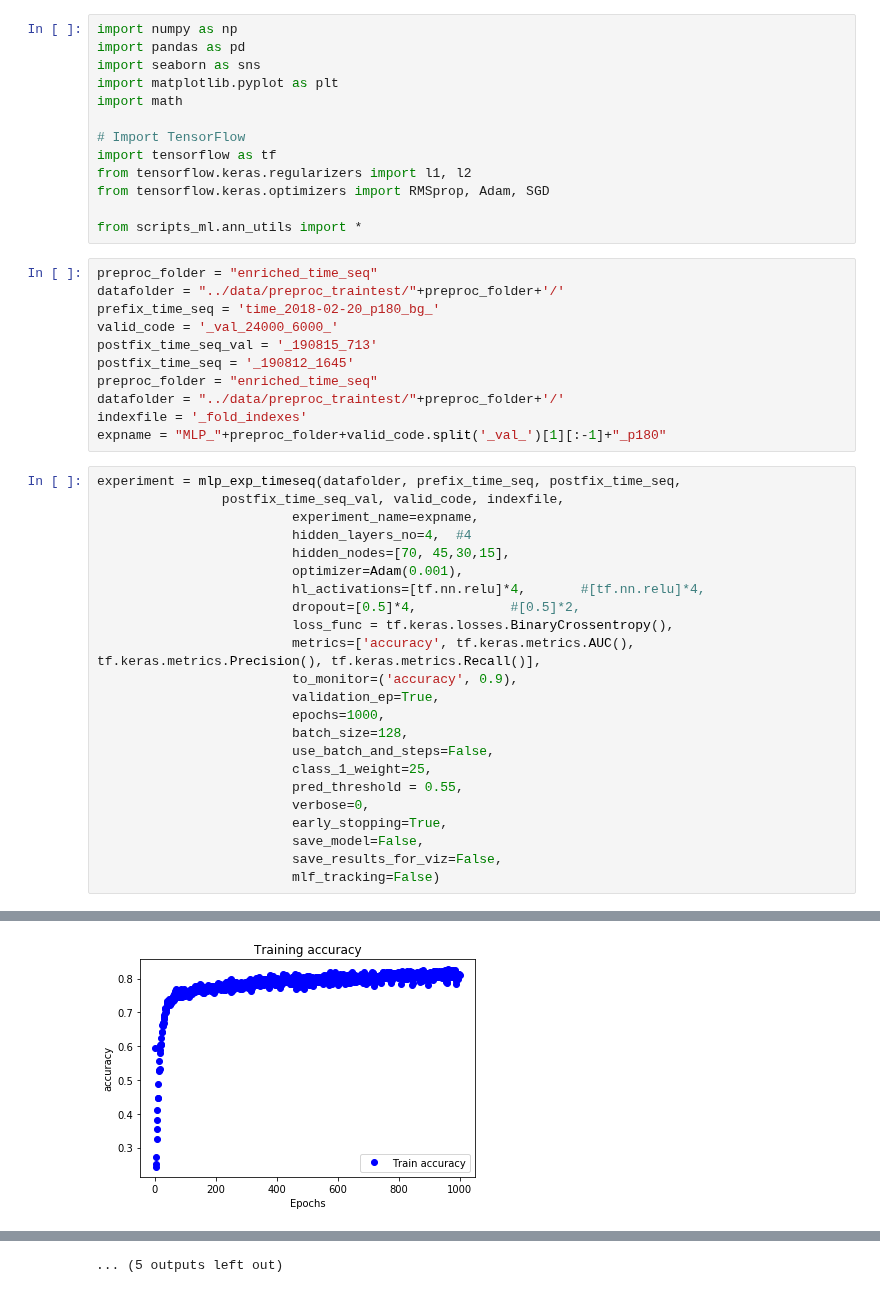
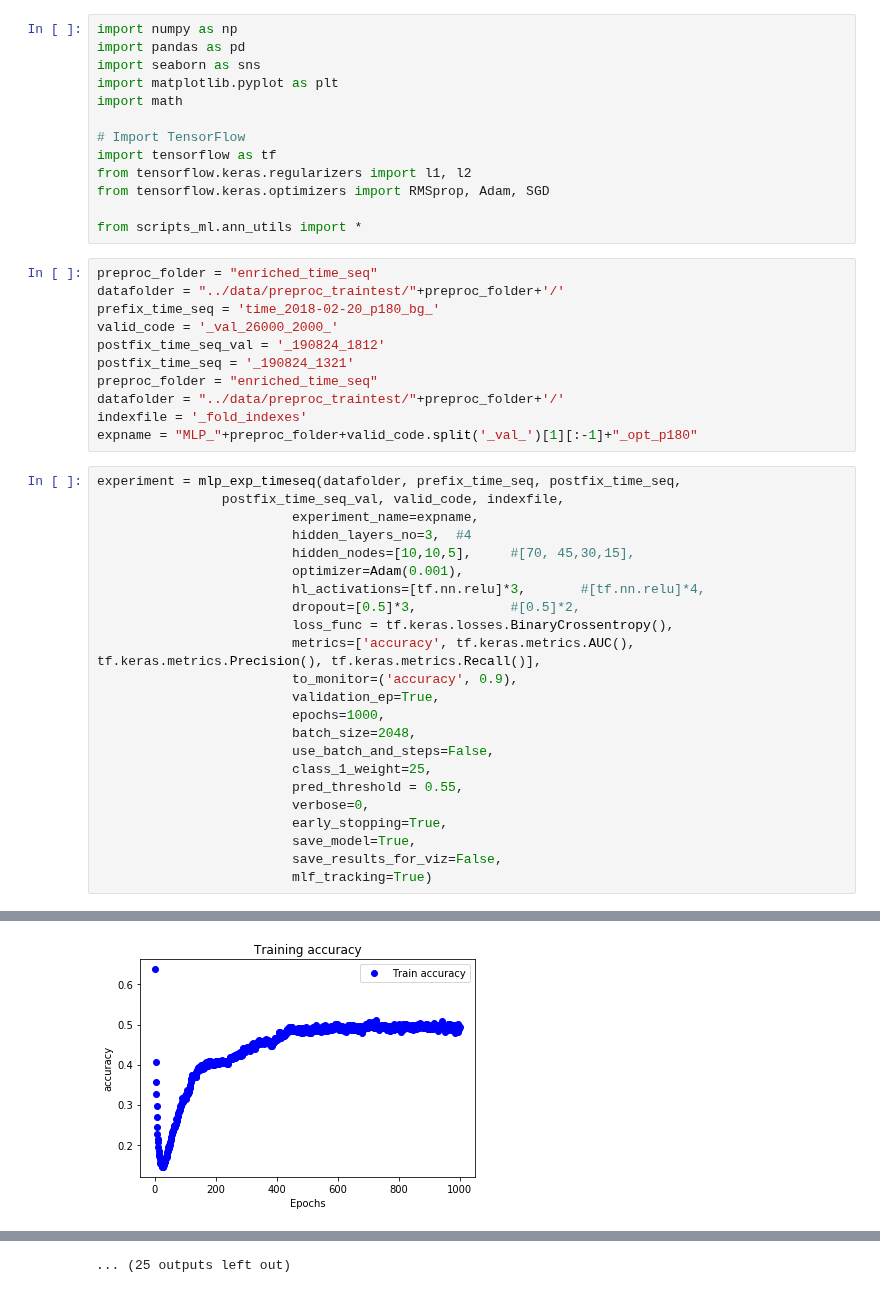
Before and after one commit to davidemariani/networkAnalysisForML, a Jupyter notebook: 15_MLP_p180.ipynb, the cells around one changed output, grey strips where cells are left out. Cells and saved outputs as stored; diff of their text form.

```diff
--- a/15_MLP_p180.ipynb
+++ b/15_MLP_p180.ipynb
@@ -15,35 +15,35 @@ from scripts_ml.ann_utils import *
 preproc_folder = "enriched_time_seq"
 datafolder = "../data/preproc_traintest/"+preproc_folder+'/'
 prefix_time_seq = 'time_2018-02-20_p180_bg_'
-valid_code = '_val_24000_6000_'
-postfix_time_seq_val = '_190815_713'
-postfix_time_seq = '_190812_1645'
+valid_code = '_val_26000_2000_'
+postfix_time_seq_val = '_190824_1812'
+postfix_time_seq = '_190824_1321'
 preproc_folder = "enriched_time_seq"
 datafolder = "../data/preproc_traintest/"+preproc_folder+'/'
 indexfile = '_fold_indexes'
-expname = "MLP_"+preproc_folder+valid_code.split('_val_')[1][:-1]+"_p180"
+expname = "MLP_"+preproc_folder+valid_code.split('_val_')[1][:-1]+"_opt_p180"
 # %%
 experiment = mlp_exp_timeseq(datafolder, prefix_time_seq, postfix_time_seq,
                 postfix_time_seq_val, valid_code, indexfile,
                          experiment_name=expname,
-                         hidden_layers_no=4,  #4
-                         hidden_nodes=[70, 45,30,15],
+                         hidden_layers_no=3,  #4
+                         hidden_nodes=[10,10,5],     #[70, 45,30,15],
                          optimizer=Adam(0.001),
-                         hl_activations=[tf.nn.relu]*4,       #[tf.nn.relu]*4,
-                         dropout=[0.5]*4,            #[0.5]*2,
+                         hl_activations=[tf.nn.relu]*3,       #[tf.nn.relu]*4,
+                         dropout=[0.5]*3,            #[0.5]*2,
                          loss_func = tf.keras.losses.BinaryCrossentropy(),
                          metrics=['accuracy', tf.keras.metrics.AUC(), tf.keras.metrics.Precision(), tf.keras.metrics.Recall()],
                          to_monitor=('accuracy', 0.9),
                          validation_ep=True,
                          epochs=1000,
-                         batch_size=128,
+                         batch_size=2048,
                          use_batch_and_steps=False,
                          class_1_weight=25,
                          pred_threshold = 0.55,
                          verbose=0,
                          early_stopping=True,
-                         save_model=False,
+                         save_model=True,
                          save_results_for_viz=False,
-                         mlf_tracking=False)
+                         mlf_tracking=True)
 # %% [output]
 -Loading preprocessed data...
@@ -67 +67 @@ AUC 0.797
-[figure, old version]
+[figure, new version]
@@ -109 +109 @@ AUC 0.923
-... (5 outputs left out)
+... (25 outputs left out)
```
Also changed, not shown: parts of 1 cell of this notebook, 1 other file.
